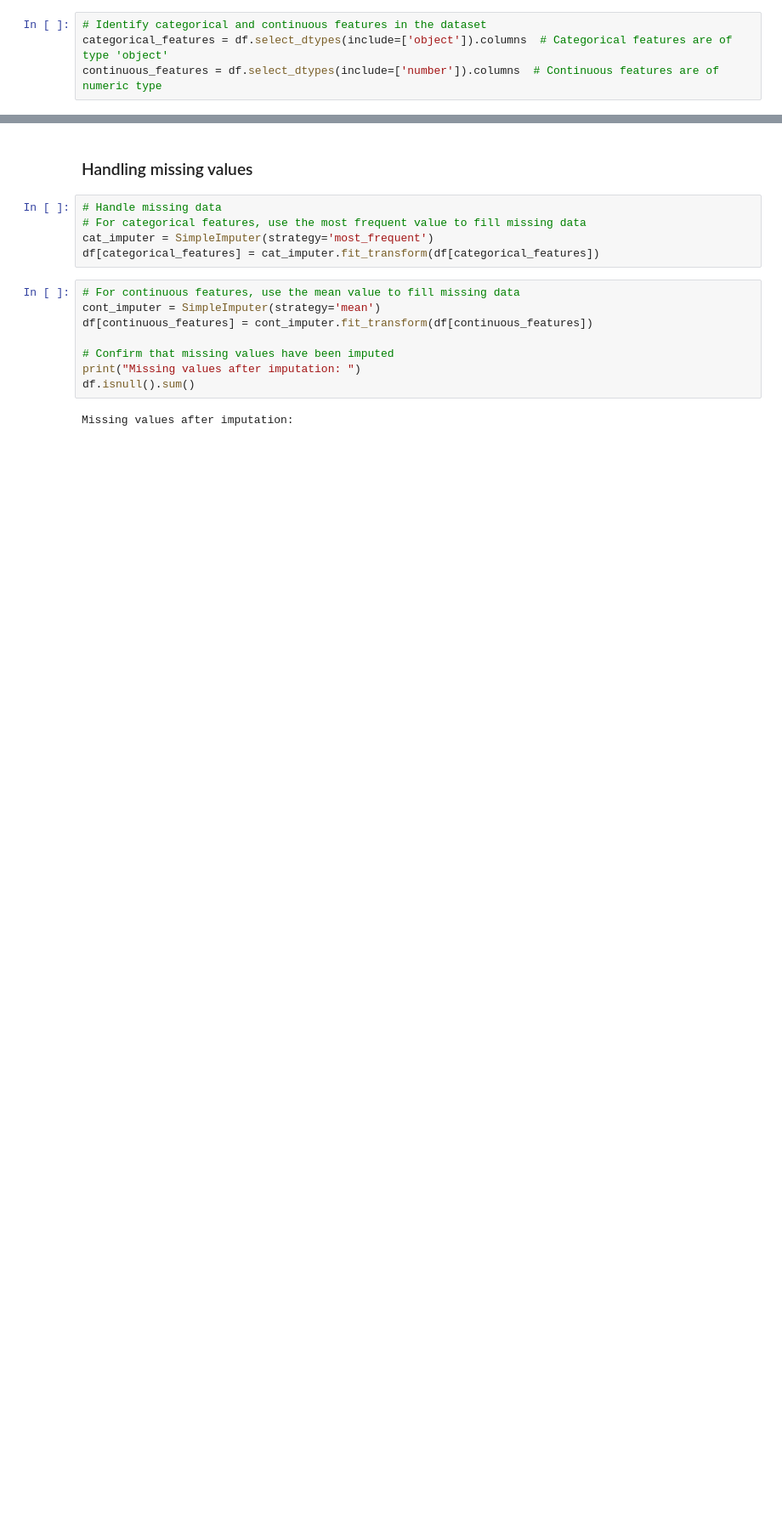
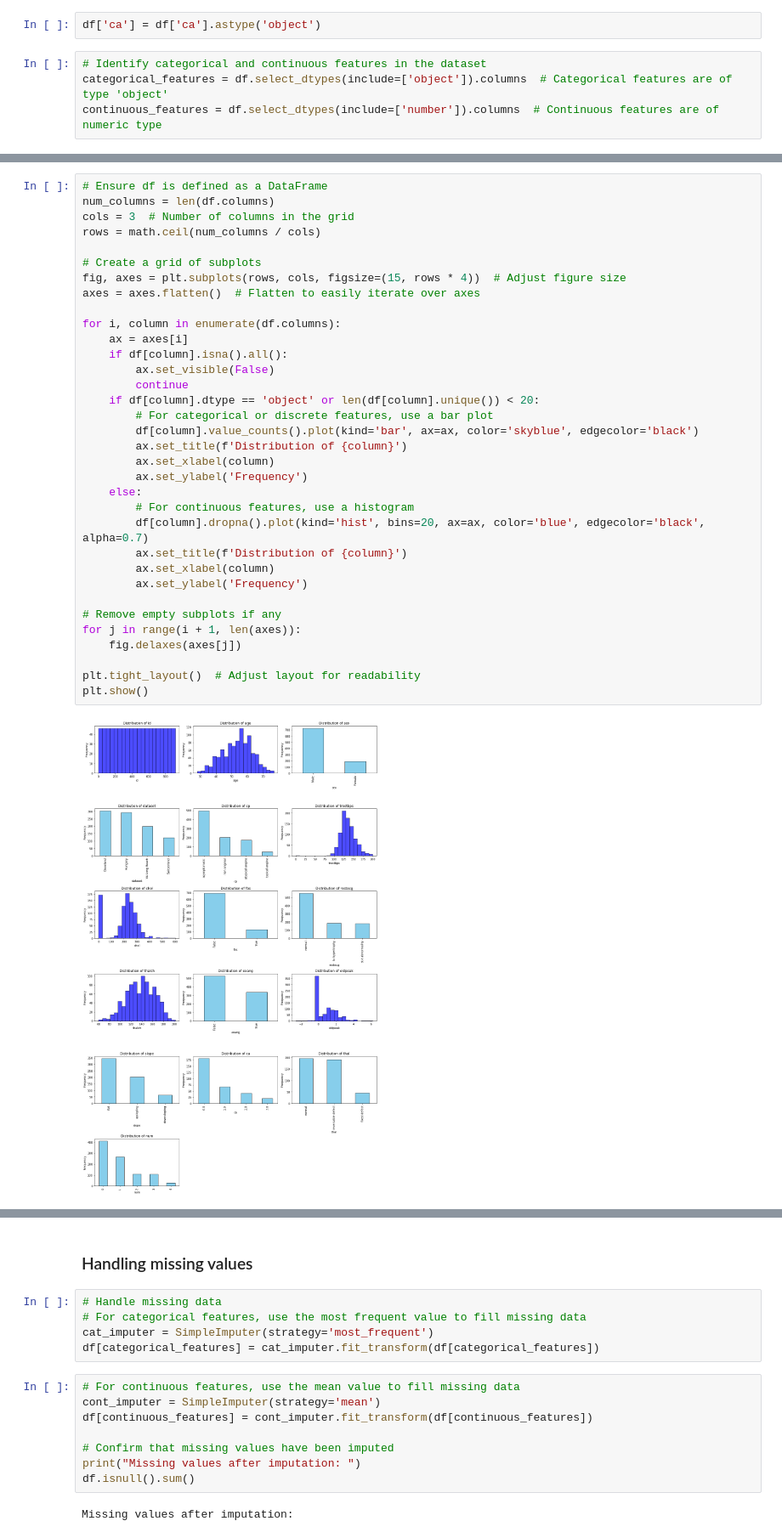
Before and after one commit to VivakaNand/LazyFCA_BigProject_OSDA_HA3, a Jupyter notebook: Binarized_Data_LazyFCA_BigPtoject.ipynb, the cells around one changed output, grey strips where cells are left out. Shown: that part at 85% size. Saved outputs shown, nothing was run; the diff lists cells and outputs as text; blank space fills up the shorter version.

```diff
--- a/Binarized_Data_LazyFCA_BigPtoject.ipynb
+++ b/Binarized_Data_LazyFCA_BigPtoject.ipynb
@@ -178,5 +159,7 @@ Some values are missing, like blood pressure, cholesterol levels, and heart rate
 # %% [markdown]
 ### Identify categorical and continuous features in the dataset
+# %%
+df['ca'] = df['ca'].astype('object')
 # %%
 # Identify categorical and continuous features in the dataset
 categorical_features = df.select_dtypes(include=['object']).columns  # Categorical features are of type 'object'
@@ -205,0 +209,36 @@ Name: thal, dtype: int64
+# %%
+# Ensure df is defined as a DataFrame
+num_columns = len(df.columns)
+cols = 3  # Number of columns in the grid
+rows = math.ceil(num_columns / cols)
+
+# Create a grid of subplots
+fig, axes = plt.subplots(rows, cols, figsize=(15, rows * 4))  # Adjust figure size
+axes = axes.flatten()  # Flatten to easily iterate over axes
+
+for i, column in enumerate(df.columns):
+    ax = axes[i]
+    if df[column].isna().all():
+        ax.set_visible(False)
+        continue
+    if df[column].dtype == 'object' or len(df[column].unique()) < 20:
+        # For categorical or discrete features, use a bar plot
+        df[column].value_counts().plot(kind='bar', ax=ax, color='skyblue', edgecolor='black')
+        ax.set_title(f'Distribution of {column}')
+        ax.set_xlabel(column)
+        ax.set_ylabel('Frequency')
+    else:
+        # For continuous features, use a histogram
+        df[column].dropna().plot(kind='hist', bins=20, ax=ax, color='blue', edgecolor='black', alpha=0.7)
+        ax.set_title(f'Distribution of {column}')
+        ax.set_xlabel(column)
+        ax.set_ylabel('Frequency')
+
+# Remove empty subplots if any
+for j in range(i + 1, len(axes)):
+    fig.delaxes(axes[j])
+
+plt.tight_layout()  # Adjust layout for readability
+plt.show()
+# %% [output]
+[figure, added]
```
Also changed, not shown: parts of 68 cells of this notebook.
